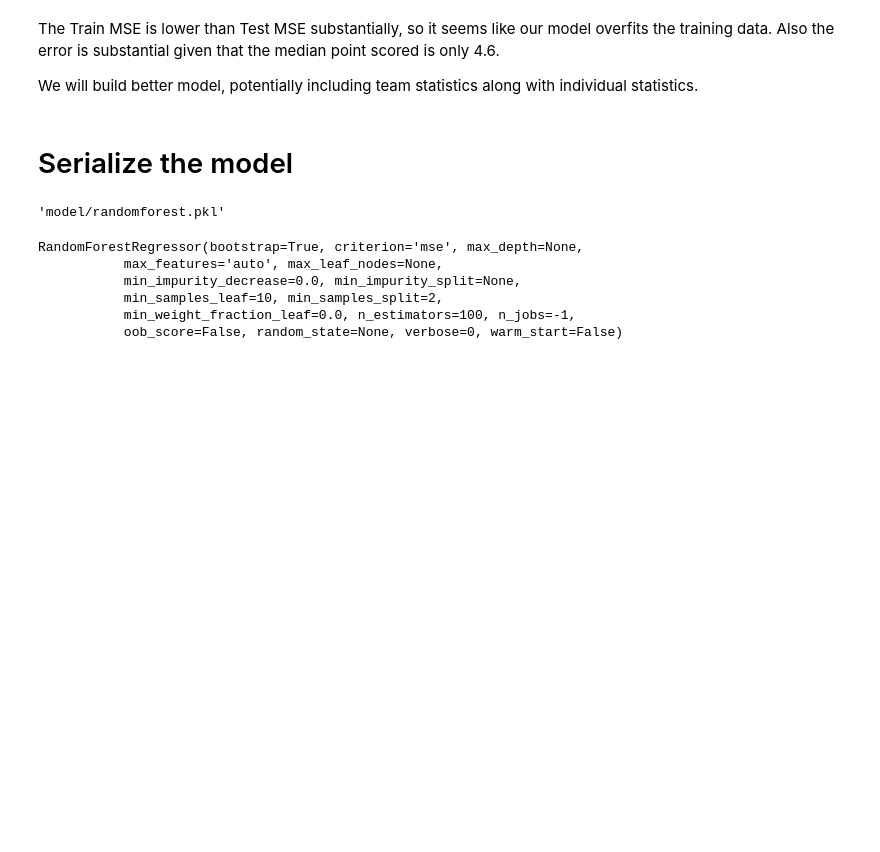
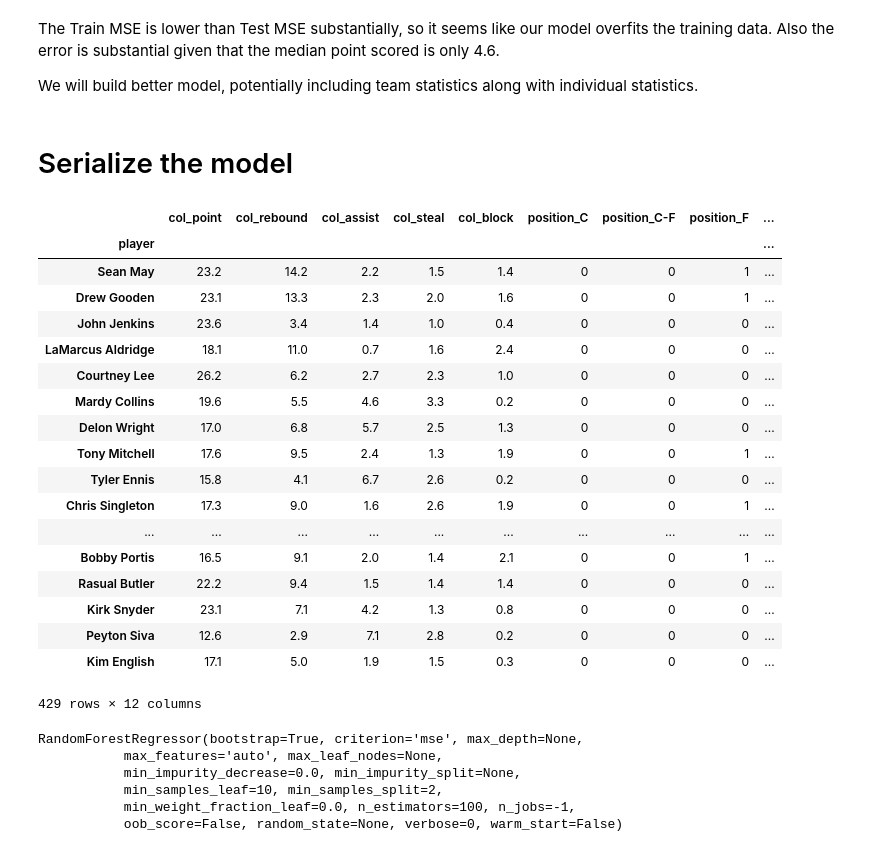
Before and after one commit to LaDilettante/cs316_nba, a Jupyter notebook: code/Predictive model for NBA performance.ipynb, the cells around one changed output. Drawn from its saved outputs; the diff is of its cells as text; code cells hidden in the pictures; blank space fills up the shorter version.

Commit message:
ENH remove round and pick from model

```diff
--- a/code/Predictive model for NBA performance.ipynb
+++ b/code/Predictive model for NBA performance.ipynb
@@ -228,7 +228,7 @@ print("After shape {}".format(df_final.shape))
 Before shape (613, 24)
 After shape (537, 24)
 # %%
-X = df_final[['round', 'pick', 'position',
+X = df_final[['position',
               'col_point', 'col_rebound', 'col_assist', 'col_steal', 'col_block']]
 X = pd.get_dummies(X, columns=['position'])
 y = df_final['point']
@@ -297,16 +297,34 @@ if not os.path.exists(dest):
 pickle.dump(best_rf,
            open(os.path.join(dest, 'randomforest.pkl'), 'wb'),
            protocol=4)
-# %%
-os.path.join(dest, 'randomforest.pkl')
-# %% [output]
-'model/randomforest.pkl'
-# %%
-best_rf
-# %% [output]
-RandomForestRegressor(bootstrap=True, criterion='mse', max_depth=None,
-           max_features='auto', max_leaf_nodes=None,
-           min_impurity_decrease=0.0, min_impurity_split=None,
-           min_samples_leaf=10, min_samples_split=2,
-           min_weight_fraction_leaf=0.0, n_estimators=100, n_jobs=-1,
-           oob_score=False, random_state=None, verbose=0, warm_start=False)
+# %%
+X_train
+# %% [output]
+|  | col_point | col_rebound | col_assist | col_steal | col_block | position_C | position_C-F | position_F | ... |
+| player |  |  |  |  |  |  |  |  | ... |
+| Sean May | 23.2 | 14.2 | 2.2 | 1.5 | 1.4 | 0 | 0 | 1 | ... |
+| Drew Gooden | 23.1 | 13.3 | 2.3 | 2.0 | 1.6 | 0 | 0 | 1 | ... |
+| John Jenkins | 23.6 | 3.4 | 1.4 | 1.0 | 0.4 | 0 | 0 | 0 | ... |
+| LaMarcus Aldridge | 18.1 | 11.0 | 0.7 | 1.6 | 2.4 | 0 | 0 | 0 | ... |
+| Courtney Lee | 26.2 | 6.2 | 2.7 | 2.3 | 1.0 | 0 | 0 | 0 | ... |
+| Mardy Collins | 19.6 | 5.5 | 4.6 | 3.3 | 0.2 | 0 | 0 | 0 | ... |
+| Delon Wright | 17.0 | 6.8 | 5.7 | 2.5 | 1.3 | 0 | 0 | 0 | ... |
+| Tony Mitchell | 17.6 | 9.5 | 2.4 | 1.3 | 1.9 | 0 | 0 | 1 | ... |
+| Tyler Ennis | 15.8 | 4.1 | 6.7 | 2.6 | 0.2 | 0 | 0 | 0 | ... |
+| Chris Singleton | 17.3 | 9.0 | 1.6 | 2.6 | 1.9 | 0 | 0 | 1 | ... |
+| ... | ... | ... | ... | ... | ... | ... | ... | ... | ... |
+| Bobby Portis | 16.5 | 9.1 | 2.0 | 1.4 | 2.1 | 0 | 0 | 1 | ... |
+| Rasual Butler | 22.2 | 9.4 | 1.5 | 1.4 | 1.4 | 0 | 0 | 0 | ... |
+| Kirk Snyder | 23.1 | 7.1 | 4.2 | 1.3 | 0.8 | 0 | 0 | 0 | ... |
+| Peyton Siva | 12.6 | 2.9 | 7.1 | 2.8 | 0.2 | 0 | 0 | 0 | ... |
+| Kim English | 17.1 | 5.0 | 1.9 | 1.5 | 0.3 | 0 | 0 | 0 | ... |
+429 rows × 12 columns
+# %%
+best_rf.predict([23.2, 14.2, 2.2, 1.5, 1.4, 0, 0, 1, 0, 0 	0 	0])
+# %% [output]
+RandomForestRegressor(bootstrap=True, criterion='mse', max_depth=None,
+           max_features='auto', max_leaf_nodes=None,
+           min_impurity_decrease=0.0, min_impurity_split=None,
+           min_samples_leaf=10, min_samples_split=2,
+           min_weight_fraction_leaf=0.0, n_estimators=100, n_jobs=-1,
+           oob_score=False, random_state=None, verbose=0, warm_start=False)
```
Also changed, not shown: parts of 3 cells of this notebook, 1 other file.
